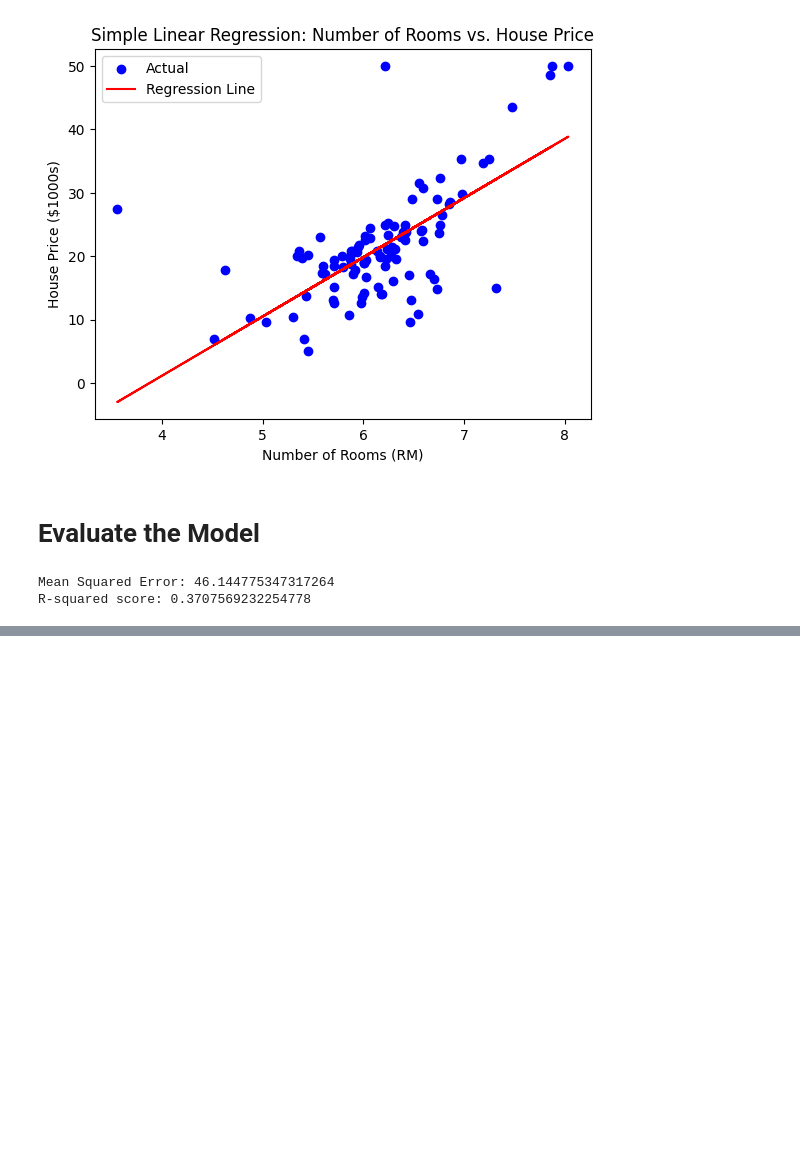
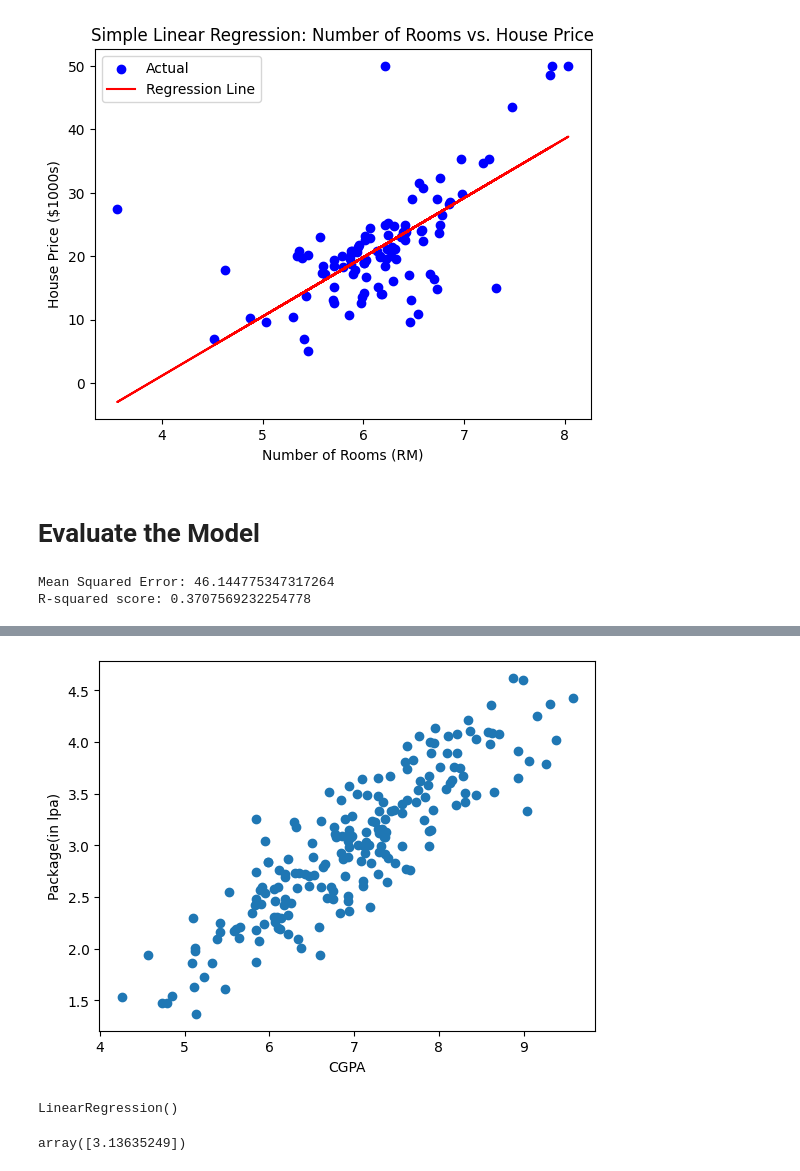
Before and after one commit to MdAshekMahmud/Machine-Learning, a Jupyter notebook: Regression/Simple_Linear_Regression.ipynb, the cells around one changed output, grey strips where cells are left out. Cells and saved outputs as stored; diff of their text form; code cells hidden in the pictures; blank space fills up the shorter version.

Commit message:
linear regression

```diff
--- a/Regression/Simple_Linear_Regression.ipynb
+++ b/Regression/Simple_Linear_Regression.ipynb
@@ -137,3 +142,6 @@ print(f"R-squared score: {r2}")
 # %% [output]
 Mean Squared Error: 46.144775347317264
 R-squared score: 0.3707569232254778
+# %%
+df = pd.read_csv("data/placement.csv")
+df.head()
@@ -139,0 +155,7 @@ R-squared score: 0.3707569232254778
+# %%
+plt.scatter(df["cgpa"], df["package"])
+plt.xlabel("CGPA")
+plt.ylabel("Package(in lpa)")
+plt.show()
+# %% [output]
+[figure, added]
@@ -139,0 +171,9 @@ R-squared score: 0.3707569232254778
+# %%
+lr = LinearRegression()
+lr.fit(X_train, y_train)
+# %% [output]
+LinearRegression()
+# %%
+lr.predict(X_test.iloc[1].values.reshape(1, 1))
+# %% [output]
+array([3.13635249])
```
Also changed, not shown: parts of 7 cells of this notebook, 1 other file.
